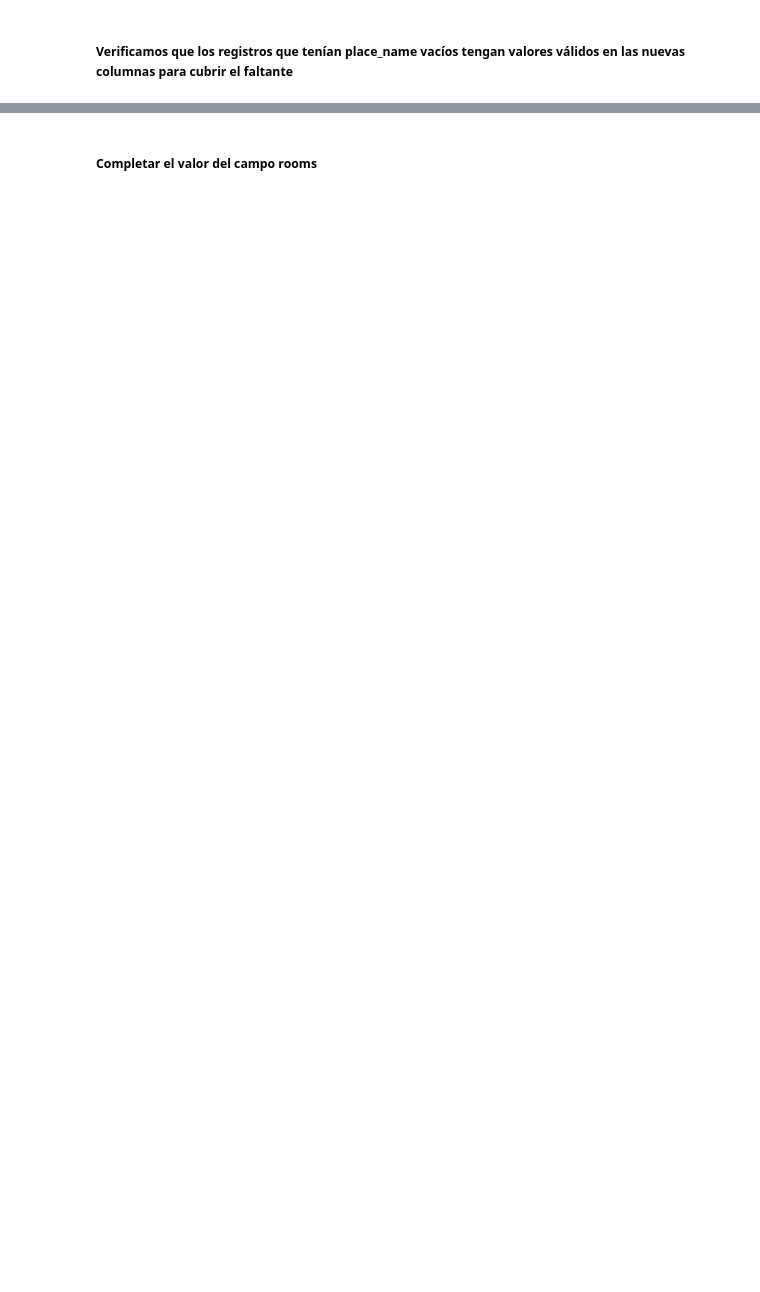
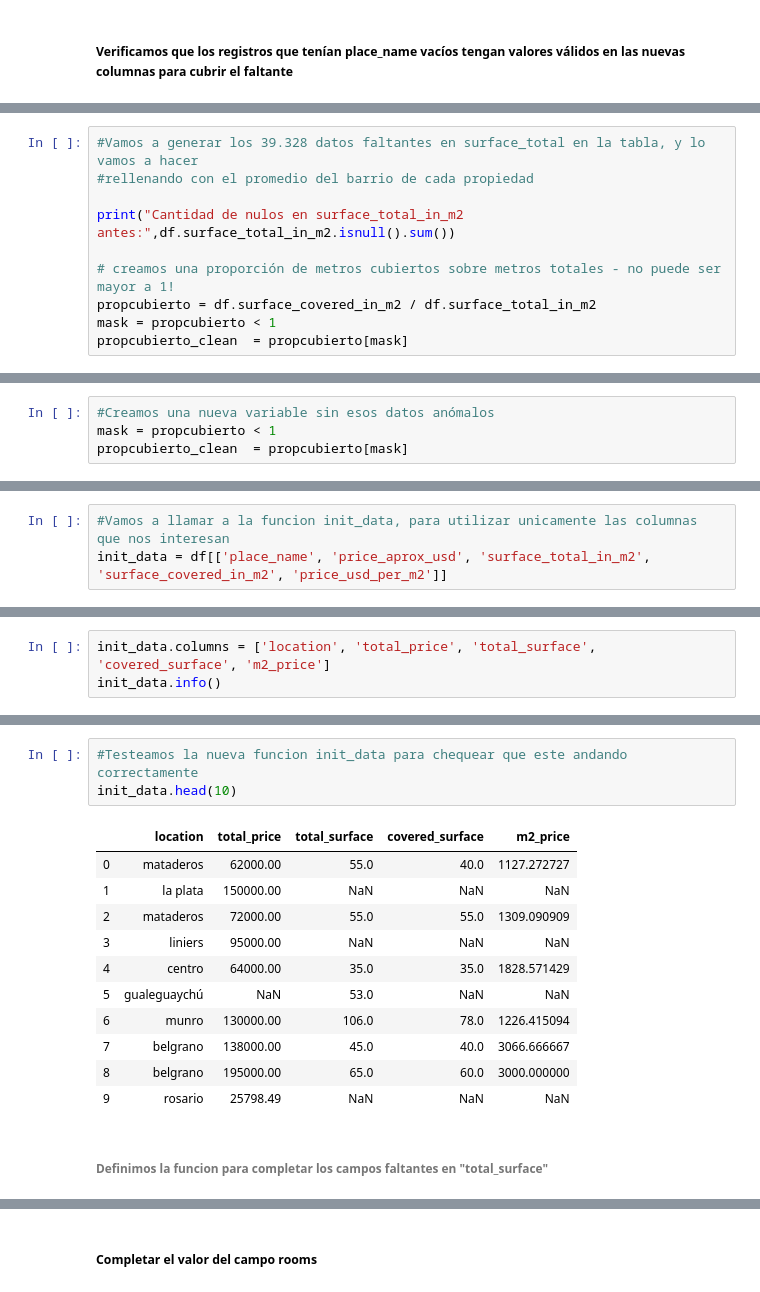
Before and after one commit to rdgagliano/DataScience-Grupo3, a Jupyter notebook: Desafio_1 (entrega 1).ipynb, the cells around one changed output, grey strips where cells are left out. Cells and saved outputs as stored; diff of their text form; blank space fills up the shorter version.

```diff
--- a/Desafio_1 (entrega 1).ipynb
+++ b/Desafio_1 (entrega 1).ipynb
@@ -161,0 +575,10 @@ df[df['place_name'].isna()][['lat','lon','geonames_id','place_name','place_with_
+# %%
+#Vamos a generar los 39.328 datos faltantes en surface_total en la tabla, y lo vamos a hacer
+#rellenando con el promedio del barrio de cada propiedad
+
+print("Cantidad de nulos en surface_total_in_m2 antes:",df.surface_total_in_m2.isnull().sum())
+
+# creamos una proporción de metros cubiertos sobre metros totales - no puede ser mayor a 1!
+propcubierto = df.surface_covered_in_m2 / df.surface_total_in_m2
+mask = propcubierto < 1
+propcubierto_clean  = propcubierto[mask]
@@ -161,0 +593,4 @@ df[df['place_name'].isna()][['lat','lon','geonames_id','place_name','place_with_
+# %%
+#Creamos una nueva variable sin esos datos anómalos
+mask = propcubierto < 1
+propcubierto_clean  = propcubierto[mask]
@@ -161,0 +678,3 @@ df[df['place_name'].isna()][['lat','lon','geonames_id','place_name','place_with_
+# %%
+#Vamos a llamar a la funcion init_data, para utilizar unicamente las columnas que nos interesan
+init_data = df[['place_name', 'price_aprox_usd', 'surface_total_in_m2', 'surface_covered_in_m2', 'price_usd_per_m2']]
@@ -161,0 +696,3 @@ df[df['place_name'].isna()][['lat','lon','geonames_id','place_name','place_with_
+# %%
+init_data.columns = ['location', 'total_price', 'total_surface', 'covered_surface', 'm2_price']
+init_data.info()
@@ -161,0 +710,17 @@ df[df['place_name'].isna()][['lat','lon','geonames_id','place_name','place_with_
+# %%
+#Testeamos la nueva funcion init_data para chequear que este andando correctamente
+init_data.head(10)
+# %% [output]
+|  | location | total_price | total_surface | covered_surface | m2_price |
+| 0 | mataderos | 62000.00 | 55.0 | 40.0 | 1127.272727 |
+| 1 | la plata | 150000.00 | NaN | NaN | NaN |
+| 2 | mataderos | 72000.00 | 55.0 | 55.0 | 1309.090909 |
+| 3 | liniers | 95000.00 | NaN | NaN | NaN |
+| 4 | centro | 64000.00 | 35.0 | 35.0 | 1828.571429 |
+| 5 | gualeguaychú | NaN | 53.0 | NaN | NaN |
+| 6 | munro | 130000.00 | 106.0 | 78.0 | 1226.415094 |
+| 7 | belgrano | 138000.00 | 45.0 | 40.0 | 3066.666667 |
+| 8 | belgrano | 195000.00 | 65.0 | 60.0 | 3000.000000 |
+| 9 | rosario | 25798.49 | NaN | NaN | NaN |
+# %% [markdown]
+###### Definimos la funcion para completar los campos faltantes en "total_surface"
```
Also changed, not shown: parts of 56 cells of this notebook, 1 other file.
